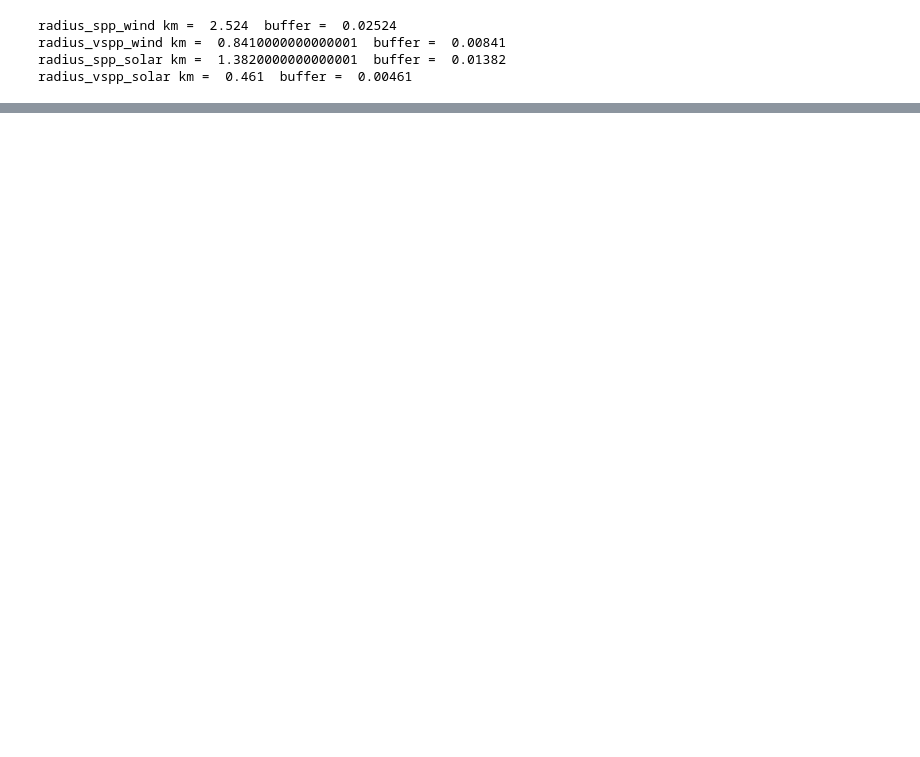
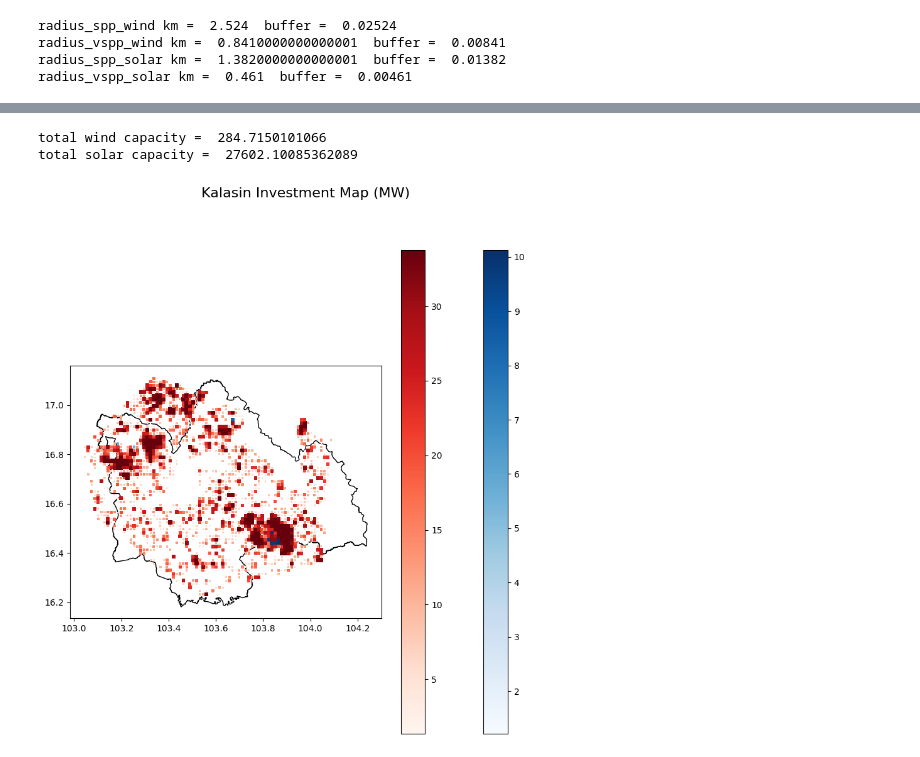
Before and after one commit to NarasetS/REPowerPlant_Siting, a Jupyter notebook: 13_SI_SitingPlant_SolarWind.ipynb, the cells around one changed output, grey strips where cells are left out. Cells and saved outputs as stored; diff of their text form; code cells hidden in the pictures; blank space fills up the shorter version.

```diff
--- a/13_SI_SitingPlant_SolarWind.ipynb
+++ b/13_SI_SitingPlant_SolarWind.ipynb
@@ -213,0 +214,21 @@ total solar capacity =  27882.900880870722
+# %%
+print("total wind capacity = ", df_wind['cap_wind'].loc[df_wind['ADM1_EN'] == province].sum())
+
+print("total solar capacity = ", df_solar['cap_solar'].loc[df_solar['ADM1_EN'] == province].sum())
+
+
+fig, ax = plt.subplots(figsize=(10,10))
+fig.suptitle(province + ' Investment Map (MW)', fontsize=16)
+specificarea.plot(ax = ax, color='none', edgecolor = 'black', zorder = 0)
+try:
+    df_wind.loc[df_wind['ADM1_EN'] == province].plot(ax = ax,legend=True,zorder = 1,column = 'cap_wind',cmap = 'Blues')
+except:
+    None
+try:
+    df_solar.loc[df_solar['ADM1_EN'] == province].plot(ax = ax,legend=True,zorder = 3,column = 'cap_solar',cmap = 'Reds')
+except:
+    None
+# %% [output]
+total wind capacity =  284.7150101066
+total solar capacity =  27602.10085362089
+[figure, added]
```
Also changed, not shown: parts of 6 cells of this notebook, 2 other files.
